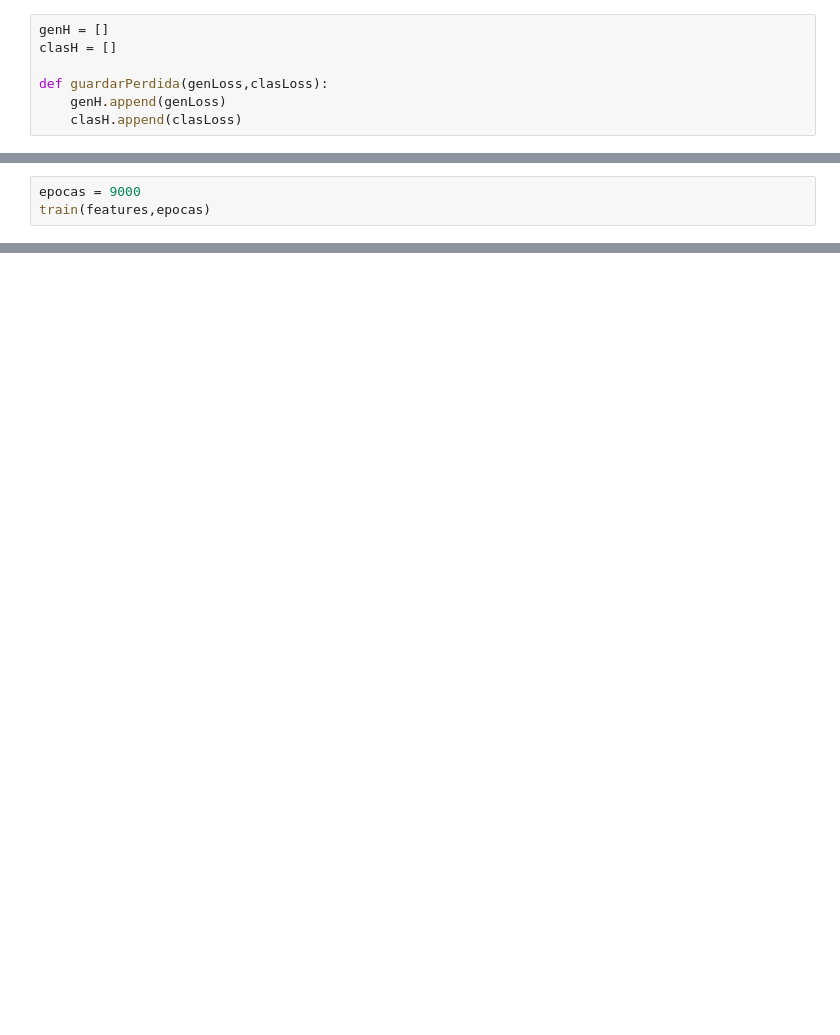
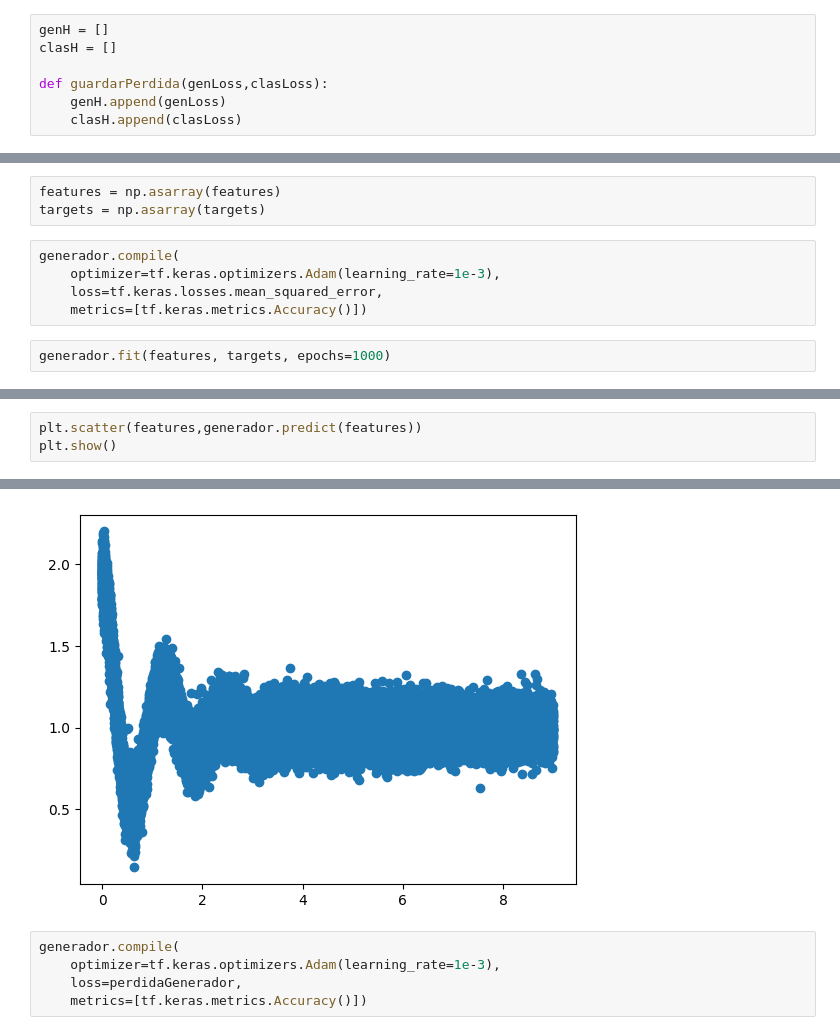
Before and after one commit to dvillamor0/w09b, a Jupyter notebook: Gan de selu.ipynb, the cells around one changed output, grey strips where cells are left out. Drawn from its saved outputs; the diff is of its cells as text; blank space fills up the shorter version.

```diff
--- a/Gan de selu.ipynb
+++ b/Gan de selu.ipynb
@@ -154,3 +115,0 @@ def train(features,epocas):
-# %%
-epocas = 9000
-train(features,epocas)
@@ -174,0 +116,10 @@ epoca:
+# %%
+features = np.asarray(features)
+targets = np.asarray(targets)
+# %%
+generador.compile(
+    optimizer=tf.keras.optimizers.Adam(learning_rate=1e-3),
+    loss=tf.keras.losses.mean_squared_error,
+    metrics=[tf.keras.metrics.Accuracy()])
+# %%
+generador.fit(features, targets, epochs=1000)
@@ -174,0 +145,4 @@ epoca:
+# %%
+plt.scatter(features,generador.predict(features))
+plt.show()
+# %% [output]
@@ -174,0 +150,6 @@ epoca:
+[figure, added]
+# %%
+generador.compile(
+    optimizer=tf.keras.optimizers.Adam(learning_rate=1e-3),
+    loss=perdidaGenerador,
+    metrics=[tf.keras.metrics.Accuracy()])
```
Also changed, not shown: parts of 23 cells of this notebook, 21 other files.
